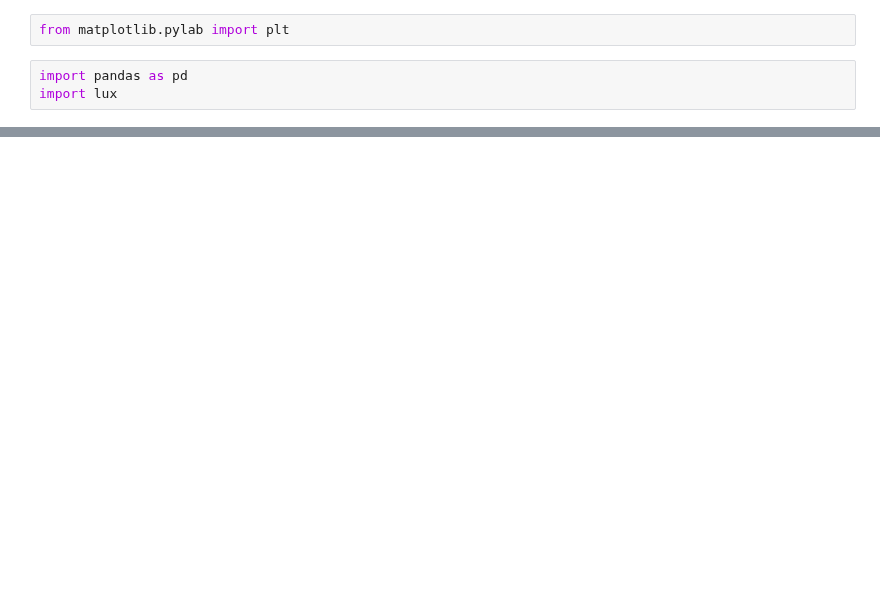
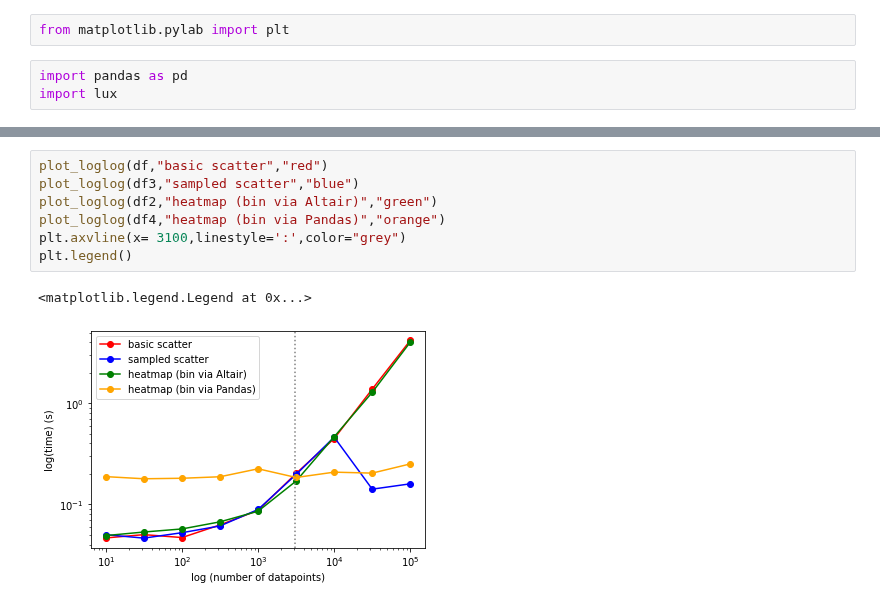
Before and after one commit to lux-org/lux, a Jupyter notebook: experiments/scatter_analysis.ipynb, the cells around one changed output, grey strips where cells are left out. Drawn from its saved outputs; the diff is of its cells as text; blank space fills up the shorter version.

```diff
--- a/experiments/scatter_analysis.ipynb
+++ b/experiments/scatter_analysis.ipynb
@@ -19,0 +38,10 @@ plt.show()
+# %%
+plot_loglog(df,"basic scatter","red")
+plot_loglog(df3,"sampled scatter","blue")
+plot_loglog(df2,"heatmap (bin via Altair)","green")
+plot_loglog(df4,"heatmap (bin via Pandas)","orange")
+plt.axvline(x= 3100,linestyle=':',color="grey")
+plt.legend()
+# %% [output]
+<matplotlib.legend.Legend at 0x...>
+[figure, added]
```
Also changed, not shown: parts of 9 cells of this notebook, 5 other files.
